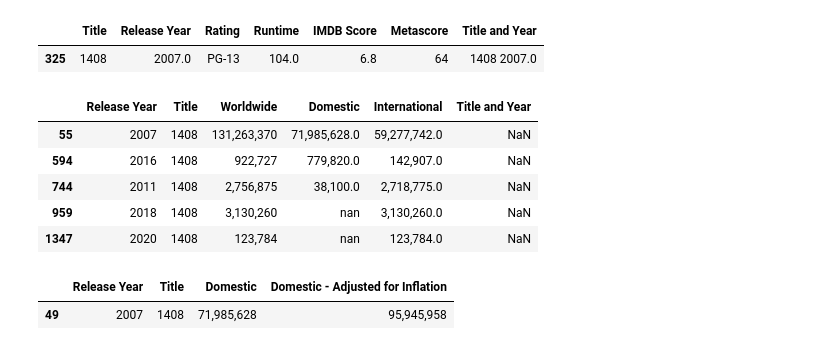
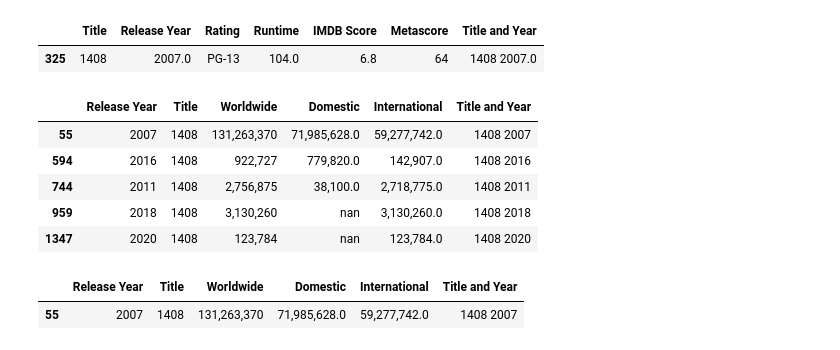
Before and after one commit to RobertRLunn/RLDA7capstone, a Jupyter notebook: notebook/movieanalysis.ipynb, the cells around one changed output. Cells and saved outputs as stored; diff of their text form; code cells hidden in the pictures.

```diff
--- a/notebook/movieanalysis.ipynb
+++ b/notebook/movieanalysis.ipynb
@@ -209,5 +207,7 @@ imdbdf.head()
 | 5 | BARBARIAN | 2022.0 | R | 102.0 | 7.1 | 78 | BARBARIAN 2022.0 |
 # %%
 wwbo['Release Year'] = wwbo['Release Year'].astype(str)
+# %%
+wwbo['Title'] = wwbo['Title'].astype(str)
 # %%
 wwbo['Title and Year'] = wwbo['Title'] + " " + wwbo['Release Year']
@@ -311,11 +305,11 @@ imdbdf.loc[(imdbdf['Title'] == '1408')]
 |  | Title | Release Year | Rating | Runtime | IMDB Score | Metascore | Title and Year |
 | 325 | 1408 | 2007.0 | PG-13 | 104.0 | 6.8 | 64 | 1408 2007.0 |
 # %%
-wwbo.loc[(wwbo['Title'] == 1408)]
+wwbo.loc[(wwbo['Title'] == '1408')]
 # %% [output]
 |  | Release Year | Title | Worldwide | Domestic | International | Title and Year |
-| 55 | 2007 | 1408 | 131,263,370 | 71,985,628.0 | 59,277,742.0 | NaN |
-| 594 | 2016 | 1408 | 922,727 | 779,820.0 | 142,907.0 | NaN |
-| 744 | 2011 | 1408 | 2,756,875 | 38,100.0 | 2,718,775.0 | NaN |
-| 959 | 2018 | 1408 | 3,130,260 | nan | 3,130,260.0 | NaN |
-| 1347 | 2020 | 1408 | 123,784 | nan | 123,784.0 | NaN |
+| 55 | 2007 | 1408 | 131,263,370 | 71,985,628.0 | 59,277,742.0 | 1408 2007 |
+| 594 | 2016 | 1408 | 922,727 | 779,820.0 | 142,907.0 | 1408 2016 |
+| 744 | 2011 | 1408 | 2,756,875 | 38,100.0 | 2,718,775.0 | 1408 2011 |
+| 959 | 2018 | 1408 | 3,130,260 | nan | 3,130,260.0 | 1408 2018 |
+| 1347 | 2020 | 1408 | 123,784 | nan | 123,784.0 | 1408 2020 |
@@ -322,5 +318,10 @@ wwbo.loc[(wwbo['Title'] == 1408)]
+# %%
+wwbo = wwbo.drop(594)
+wwbo = wwbo.drop(744)
+wwbo = wwbo.drop(959)
+wwbo = wwbo.drop(1347)
 # %%
-tdbo.loc[(tdbo['Title'] == 1408)]
+wwbo.loc[(wwbo['Title'] == '1408')]
 # %% [output]
-|  | Release Year | Title | Domestic | Domestic - Adjusted for Inflation |
-| 49 | 2007 | 1408 | 71,985,628 | 95,945,958 |
+|  | Release Year | Title | Worldwide | Domestic | International | Title and Year |
+| 55 | 2007 | 1408 | 131,263,370 | 71,985,628.0 | 59,277,742.0 | 1408 2007 |
```
Also changed, not shown: parts of 17 cells of this notebook.
